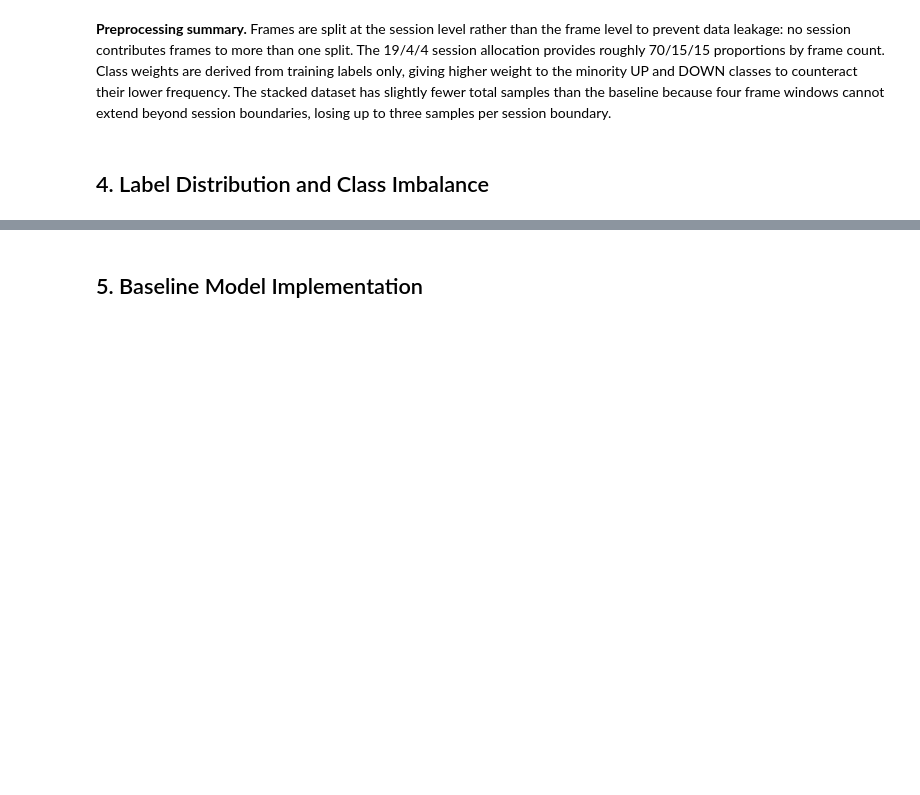
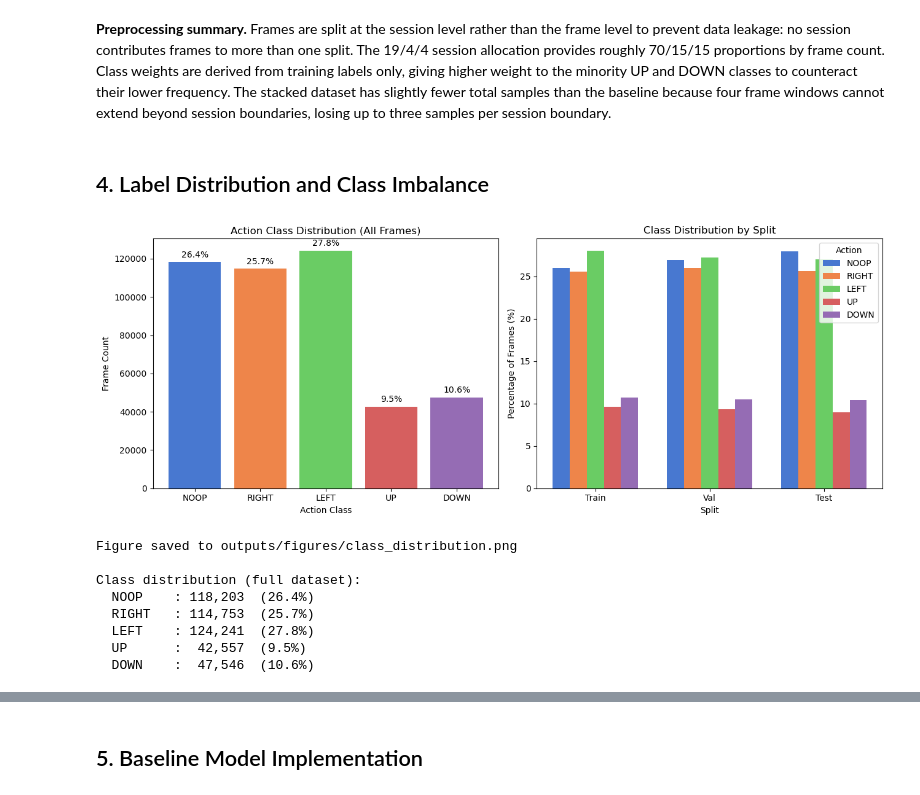
Before and after one commit to thebobmay/deep-learning-player-action-prediction, a Jupyter notebook: notebooks/deep_learning.ipynb, the cells around one changed output, grey strips where cells are left out. Saved outputs shown, nothing was run; the diff lists cells and outputs as text; code cells hidden in the pictures; blank space fills up the shorter version.

Commit message:
Add class distribution visualization and key decisions update (Section 4)

```diff
--- a/notebooks/deep_learning.ipynb
+++ b/notebooks/deep_learning.ipynb
@@ -361,4 +361,57 @@ Note: stacked dataset has fewer samples because 4-frame windows
 # %% [markdown]
 ## 4. Label Distribution and Class Imbalance
 # %%
-# placeholder — implemented in Section 4
+counts = Counter(labels.tolist())
+total  = len(labels)
+pcts   = [counts[i] / total * 100 for i in range(N_ACTIONS)]
+
+fig, axes = plt.subplots(1, 2, figsize=(13, 5))
+
+# Left: overall class distribution
+bars = axes[0].bar(ACTION_NAMES, [counts[i] for i in range(N_ACTIONS)],
+                   color=sns.color_palette('muted', N_ACTIONS))
+axes[0].set_title('Action Class Distribution (All Frames)')
+axes[0].set_xlabel('Action Class')
+axes[0].set_ylabel('Frame Count')
+for bar, pct in zip(bars, pcts):
+    axes[0].text(bar.get_x() + bar.get_width() / 2, bar.get_height() + 1500,
+                 f'{pct:.1f}%', ha='center', va='bottom', fontsize=10)
+
+# Right: class distribution by split
+split_pcts = {}
+for split_name, split_labels in [('Train', train_labels), ('Val', val_labels), ('Test', test_labels)]:
+    n = len(split_labels)
+    split_pcts[split_name] = [(split_labels == i).sum() / n * 100 for i in range(N_ACTIONS)]
+
+x      = np.arange(3)
+width  = 0.15
+colors = sns.color_palette('muted', N_ACTIONS)
+for cls_i in range(N_ACTIONS):
+    axes[1].bar(x + (cls_i - 2) * width,
+                [split_pcts[s][cls_i] for s in ['Train', 'Val', 'Test']],
+                width, label=ACTION_NAMES[cls_i], color=colors[cls_i])
+axes[1].set_title('Class Distribution by Split')
+axes[1].set_xlabel('Split')
+axes[1].set_ylabel('Percentage of Frames (%)')
+axes[1].set_xticks(x)
+axes[1].set_xticklabels(['Train', 'Val', 'Test'])
+axes[1].legend(title='Action', loc='upper right')
+
+fig.tight_layout()
+fig.savefig(FIGURES_DIR / 'class_distribution.png', dpi=120, bbox_inches='tight')
+plt.show()
+print('Figure saved to outputs/figures/class_distribution.png')
+print()
+print('Class distribution (full dataset):')
+for i, name in enumerate(ACTION_NAMES):
+    print(f'  {name:<8}: {counts[i]:>7,}  ({pcts[i]:.1f}%)')
+# %% [output]
+[figure, added]
+Figure saved to outputs/figures/class_distribution.png
+
+Class distribution (full dataset):
+  NOOP    : 118,203  (26.4%)
+  RIGHT   : 114,753  (25.7%)
+  LEFT    : 124,241  (27.8%)
+  UP      :  42,557  (9.5%)
+  DOWN    :  47,546  (10.6%)
```
Also changed, not shown: parts of 1 cell of this notebook, 1 other file.
